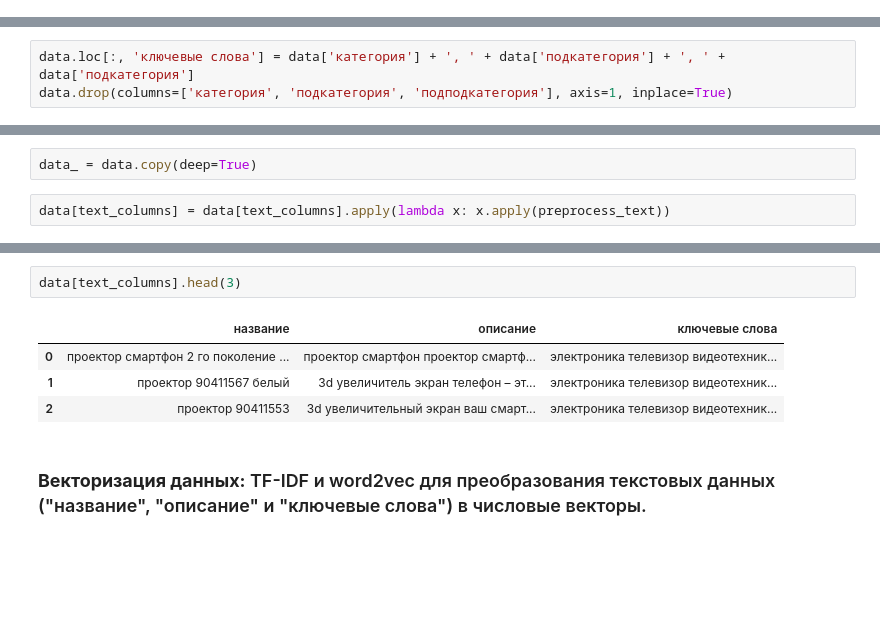
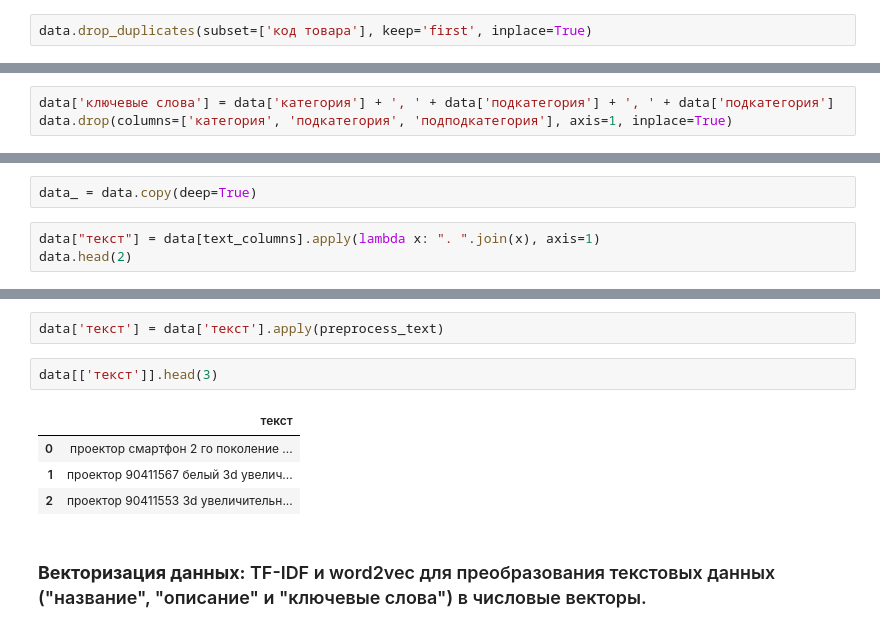
Before and after one commit to tutsilianna/Gift_Recommendation_System, a Jupyter notebook: Gift_Recommendation_System.ipynb, the cells around one changed output, grey strips where cells are left out. Saved outputs shown, nothing was run; the diff lists cells and outputs as text; blank space fills up the shorter version.

```diff
--- a/Gift_Recommendation_System.ipynb
+++ b/Gift_Recommendation_System.ipynb
@@ -157,6 +178,8 @@ Try using .loc[row_indexer,col_indexer] = value instead
 
 See the caveats in the documentation: https://pandas.pydata.org/pandas-docs/stable/user_guide/indexing.html#returning-a-view-versus-a-copy
   data['код товара'] = data['код товара'].astype(np.int64)
+# %%
+data.drop_duplicates(subset=['код товара'], keep='first', inplace=True)
 # %%
 data.info()
 # %% [output]
@@ -180,3 +201,3 @@ memory usage: 805.6+ KB
 # %%
-data.loc[:, 'ключевые слова'] = data['категория'] + ', ' + data['подкатегория'] + ', ' + data['подкатегория']
+data['ключевые слова'] = data['категория'] + ', ' + data['подкатегория'] + ', ' + data['подкатегория']
 data.drop(columns=['категория', 'подкатегория', 'подподкатегория'], axis=1, inplace=True)
@@ -210,4 +336,5 @@ def preprocess_text(text):
 # %%
 data_ = data.copy(deep=True)
 # %%
-data[text_columns] = data[text_columns].apply(lambda x: x.apply(preprocess_text))
+data["текст"] = data[text_columns].apply(lambda x: ". ".join(x), axis=1)
+data.head(2)
@@ -214,9 +345,11 @@ data[text_columns] = data[text_columns].apply(lambda x: x.apply(preprocess_text)
+# %%
+data['текст'] = data['текст'].apply(preprocess_text)
 # %%
-data[text_columns].head(3)
+data[['текст']].head(3)
 # %% [output]
-|  | название | описание | ключевые слова |
-| 0 | проектор смартфон 2 го поколение ... | проектор смартфон проектор смартф... | электроника телевизор видеотехник... |
-| 1 | проектор 90411567 белый | 3d увеличитель экран телефон – эт... | электроника телевизор видеотехник... |
-| 2 | проектор 90411553 | 3d увеличительный экран ваш смарт... | электроника телевизор видеотехник... |
+|  | текст |
+| 0 | проектор смартфон 2 го поколение ... |
+| 1 | проектор 90411567 белый 3d увелич... |
+| 2 | проектор 90411553 3d увеличительн... |
 # %% [markdown]
 ### **Векторизация данных:** TF-IDF и word2vec для преобразования текстовых данных ("название", "описание" и "ключевые слова") в числовые векторы.
```
Also changed, not shown: parts of 20 cells of this notebook.
